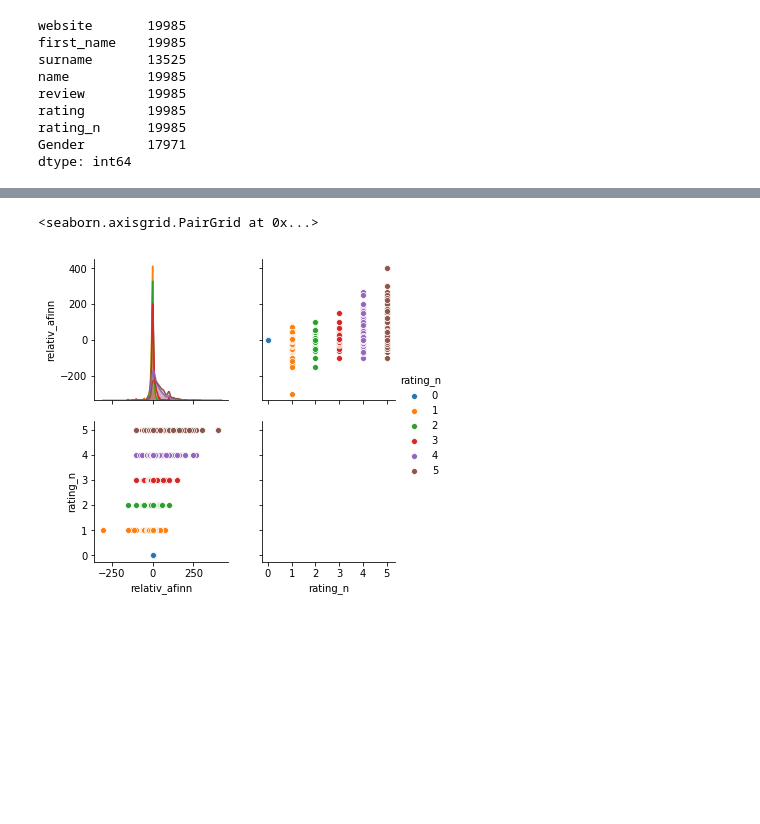
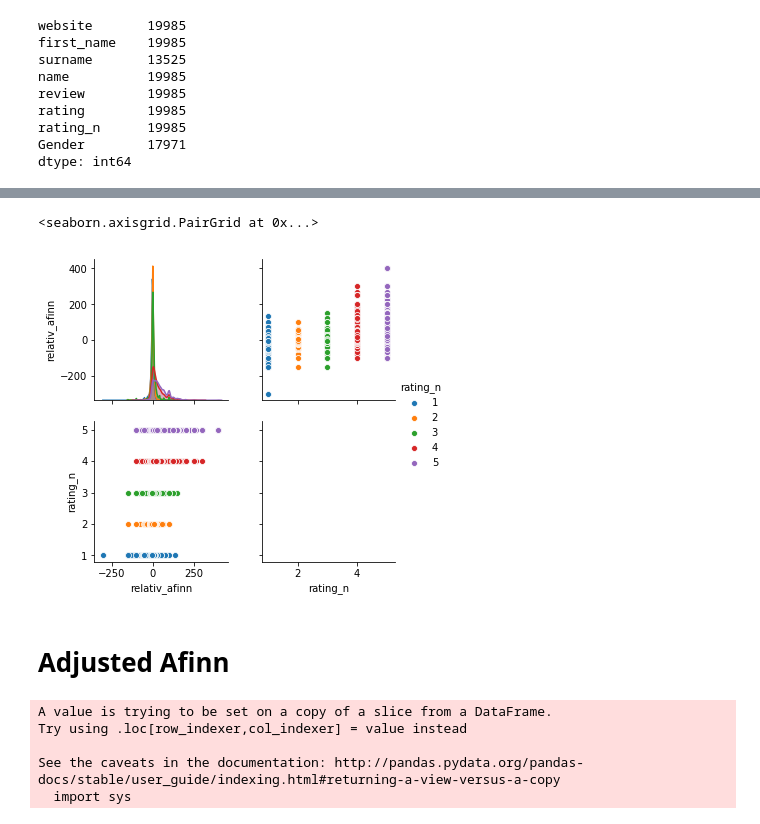
Before and after one commit to TeresePedersen/Group8, a Jupyter notebook: Load data adj.ipynb, the cells around one changed output, grey strips where cells are left out. Drawn from its saved outputs; the diff is of its cells as text; code cells hidden in the pictures; blank space fills up the shorter version.

```diff
--- a/Load data adj.ipynb
+++ b/Load data adj.ipynb
@@ -82,0 +83,8 @@ df_names2.head()
+# %%
+df_names2['rating_n'] = pd.to_numeric(df_names2['rating_n'])
+# %%
+#Renser data for rating_n=0
+sort_rating = df_names2['rating_n']>0
+
+df_sort_rating = df_names2[sort_rating]
+df_names2 = df_sort_rating
@@ -82,0 +101,3 @@ df_names2.head()
+# %%
+#Fjerner Gender = NaN
+df_names2 = df_names2[pd.notnull(df_names2['Gender'])]
@@ -117,17 +141,28 @@ df_Afinn.head()
 # %%
 #Original Afinn
 # define columns
 sentiment_columns = ['relativ_afinn']
 hue = 'rating_n'
-sns.pairplot(df_Afinn.sample(10000)[['relativ_afinn']+[hue]], hue=hue)
-
-#sns.set(color_codes=True)
-#g = sns.pairplot()
-#sns.set(color_codes=True)
-#g= sns.pairplot(iris, hue="species",  palette="husl",diag_kws=dict(shade=False) )
+sns.pairplot(df_Afinn.sample(17000)[['relativ_afinn']+[hue]], hue=hue)
 # %% [output]
 <seaborn.axisgrid.PairGrid at 0x...>
-[figure, old version]
+[figure, new version]
+# %% [markdown]
+# Adjusted Afinn
+# %%
+#Adjusted Afinn ordbog
+#Her er sættes ordets værdi i anden ^2.
+afinn = Afinn(language='da',emoticons=True)
+
+afinn_dict = afinn
+df_Afinn = df_names2
+df_Afinn['Afinn_adj'] = df_Afinn.review.apply(afinn.score)
+# %% [output]
+A value is trying to be set on a copy of a slice from a DataFrame.
+Try using .loc[row_indexer,col_indexer] = value instead
+
+See the caveats in the documentation: http://pandas.pydata.org/pandas-docs/stable/user_guide/indexing.html#returning-a-view-versus-a-copy
+  import sys
 # %%
 # For at få den justerede Afinn ordbog til at virke, så skal man sætte indholdet fra den justerede ordbog ind i den originale
 #og herefter køre nedstående kode. For at få den originale ordbog tilbage, så skal man igen ombytte filerne og køre koden igen.
```
Also changed, not shown: parts of 50 cells of this notebook.
